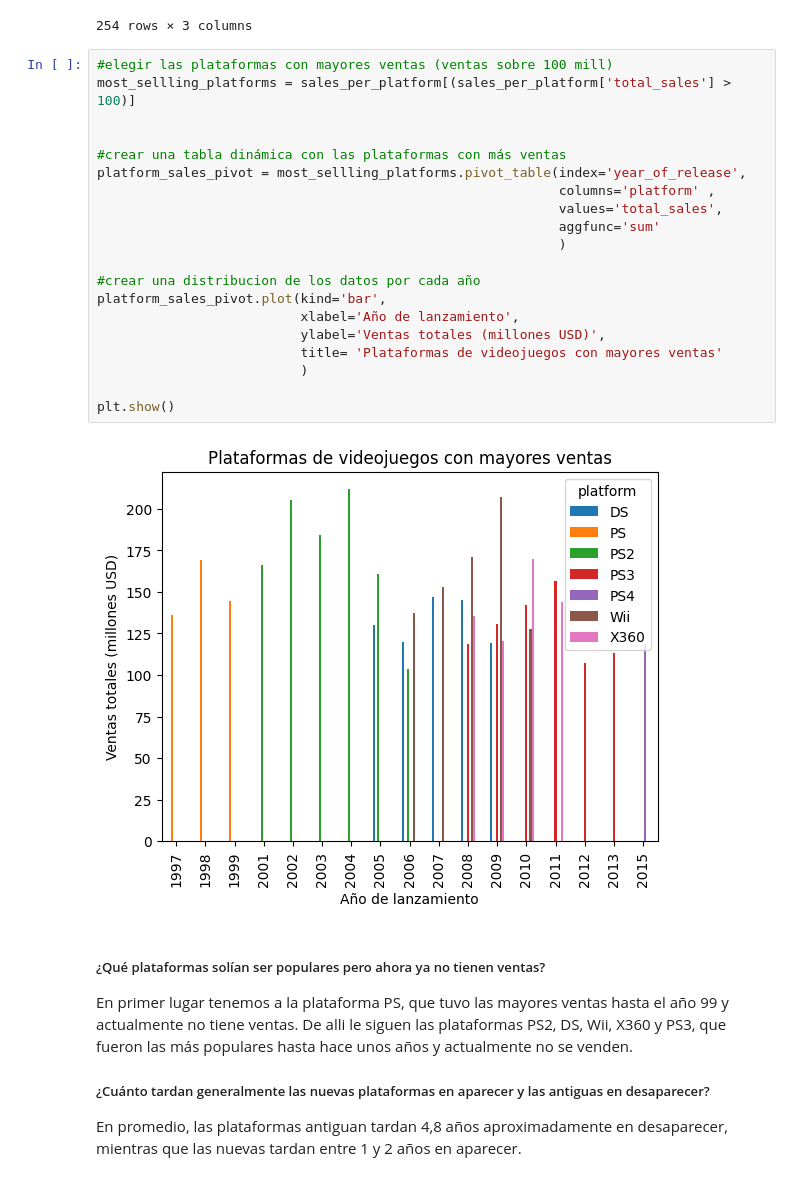
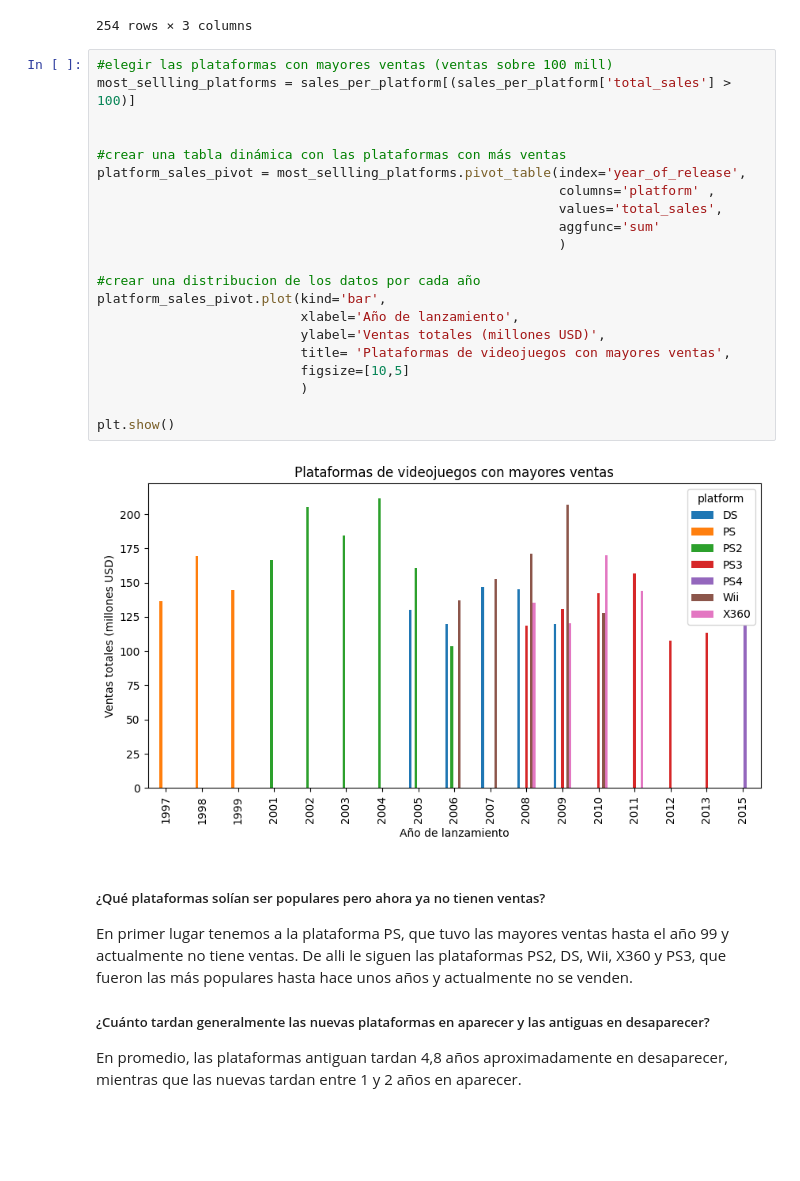
Before and after one commit to wh1tneyr/Analisis-exploratorio-de-datos-y-ambientes-virtuales, a Jupyter notebook: proyecto_05.ipynb, the cells around one changed output. Drawn from its saved outputs; the diff is of its cells as text; blank space fills up the shorter version.

```diff
--- a/proyecto_05.ipynb
+++ b/proyecto_05.ipynb
@@ -183,25 +183,26 @@ sales_per_platform
 # %%
 #elegir las plataformas con mayores ventas (ventas sobre 100 mill)
 most_sellling_platforms = sales_per_platform[(sales_per_platform['total_sales'] > 100)]
 
 
 #crear una tabla dinámica con las plataformas con más ventas
 platform_sales_pivot = most_sellling_platforms.pivot_table(index='year_of_release',
                                                            columns='platform' ,
                                                            values='total_sales',
                                                            aggfunc='sum'
                                                            )
 
 #crear una distribucion de los datos por cada año
 platform_sales_pivot.plot(kind='bar',
                           xlabel='Año de lanzamiento',
                           ylabel='Ventas totales (millones USD)',
-                          title= 'Plataformas de videojuegos con mayores ventas'
+                          title= 'Plataformas de videojuegos con mayores ventas',
+                          figsize=[10,5]
                           )
 
 plt.show()
 # %% [output]
-[figure, old version]
+[figure, new version]
 # %% [markdown]
 ##### ¿Qué plataformas solían ser populares pero ahora ya no tienen ventas?
 
```
Also changed, not shown: parts of 1 cell of this notebook.
